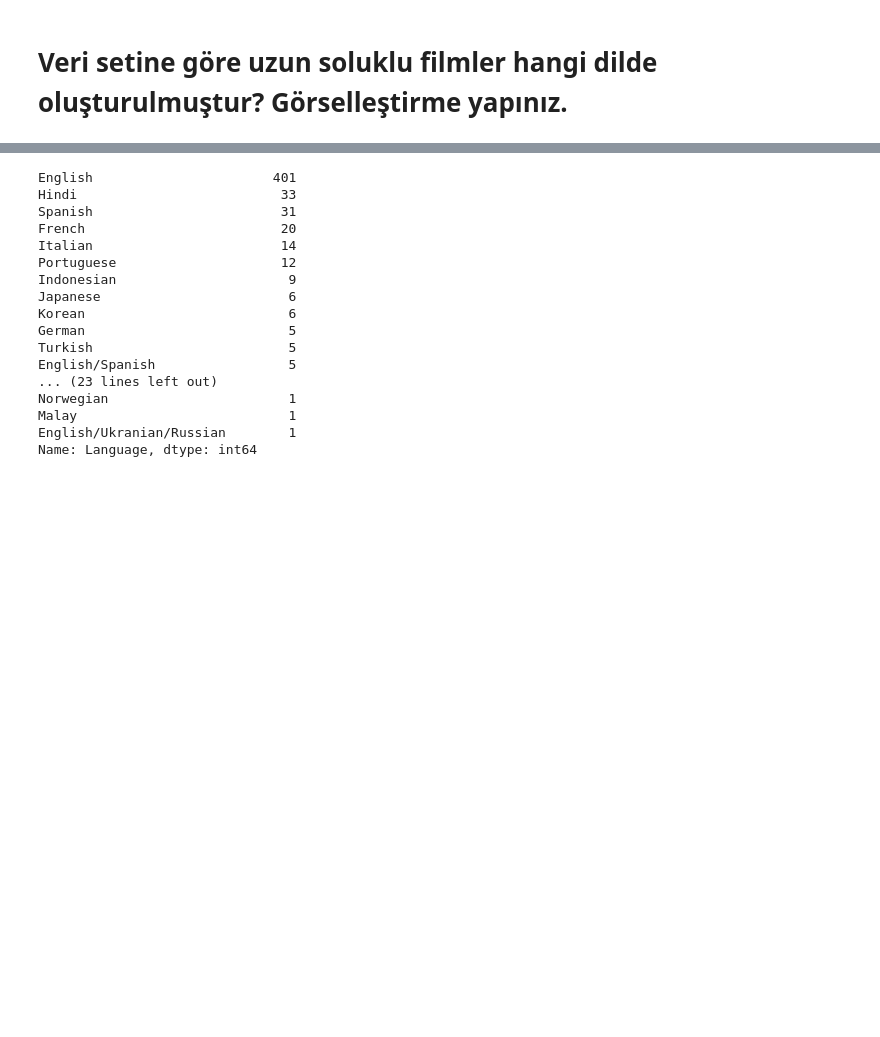
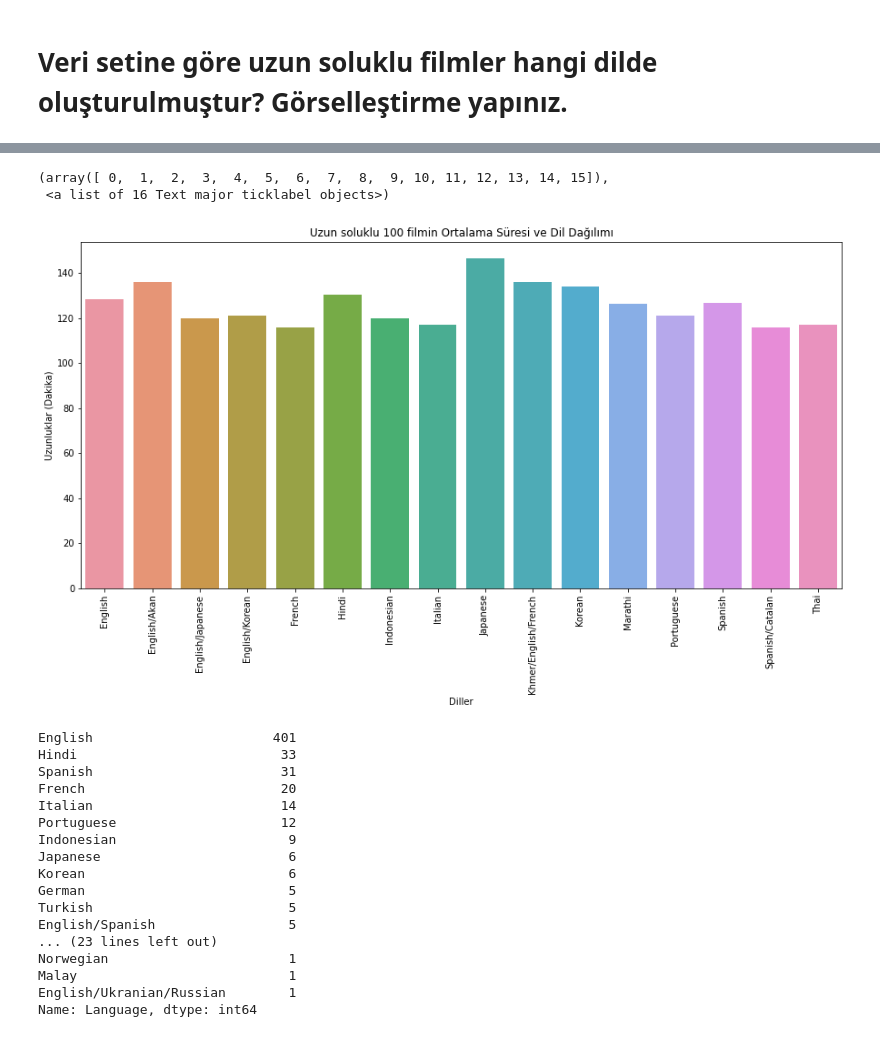
Before and after one commit to b21892757/globalai-project, a Jupyter notebook: hw2_netflixPD.ipynb, the cells around one changed output, grey strips where cells are left out. Drawn from its saved outputs; the diff is of its cells as text; code cells hidden in the pictures; blank space fills up the shorter version.

```diff
--- a/hw2_netflixPD.ipynb
+++ b/hw2_netflixPD.ipynb
@@ -60,0 +63,3 @@ top_11_movies
+# %%
+lang_film = runtime_film.groupby("Language")["Runtime"].mean()
+lang_film
@@ -61,3 +85,14 @@ top_11_movies
+# %%
+plt.figure(figsize=(15,7))
+sns.barplot(x=lang_film.index, y=lang_film.values)
+plt.title("Uzun soluklu 100 filmin Ortalama Süresi ve Dil Dağılımı")
+plt.ylabel("Uzunluklar (Dakika)")
+plt.xlabel("Diller")
+plt.xticks(rotation=90)
+# %% [output]
+(array([ 0,  1,  2,  3,  4,  5,  6,  7,  8,  9, 10, 11, 12, 13, 14, 15]),
+ <a list of 16 Text major ticklabel objects>)
+[figure, added]
 # %%
 netflix.Language.value_counts()
 # %% [output]
```
Also changed, not shown: parts of 3 cells of this notebook.
